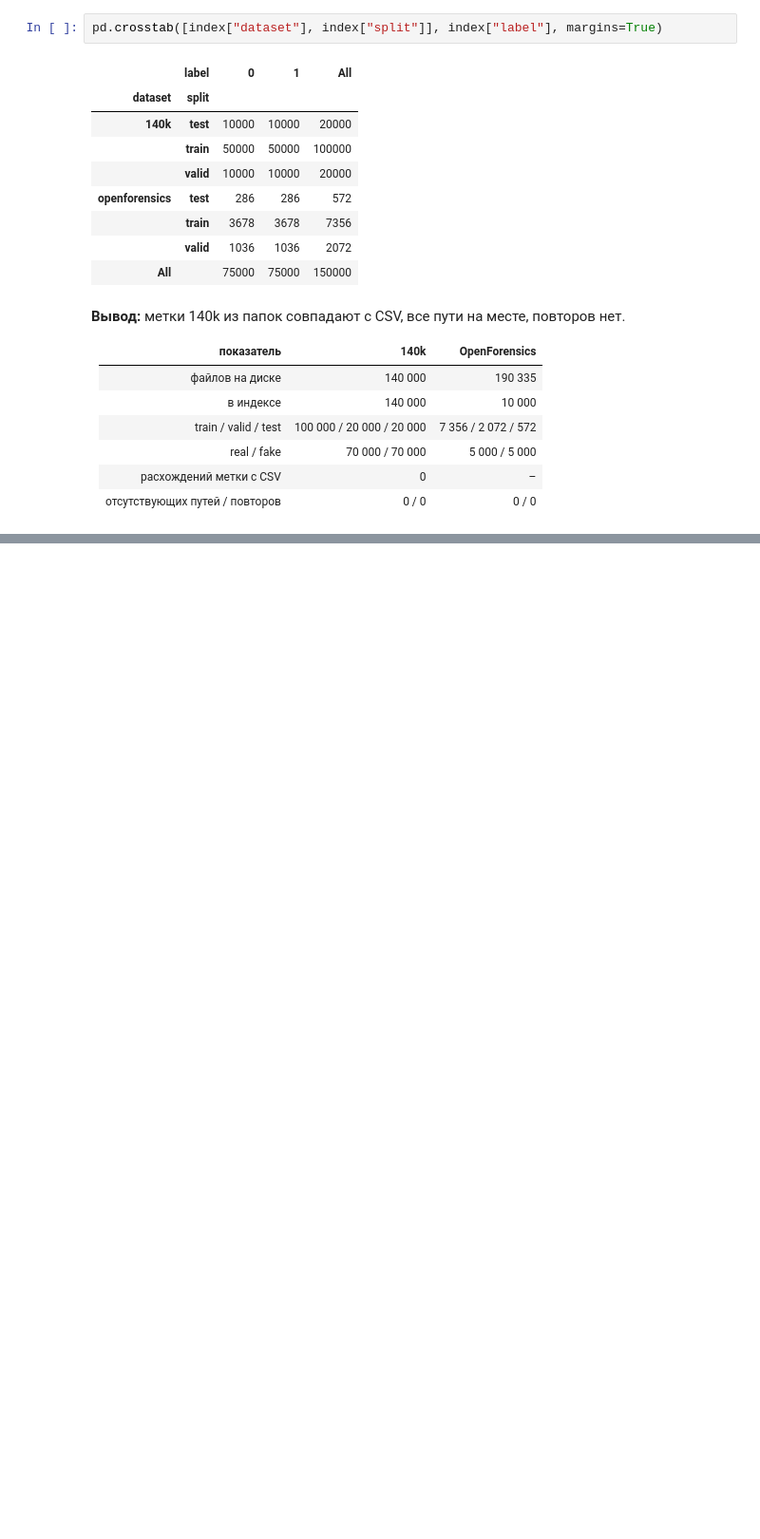
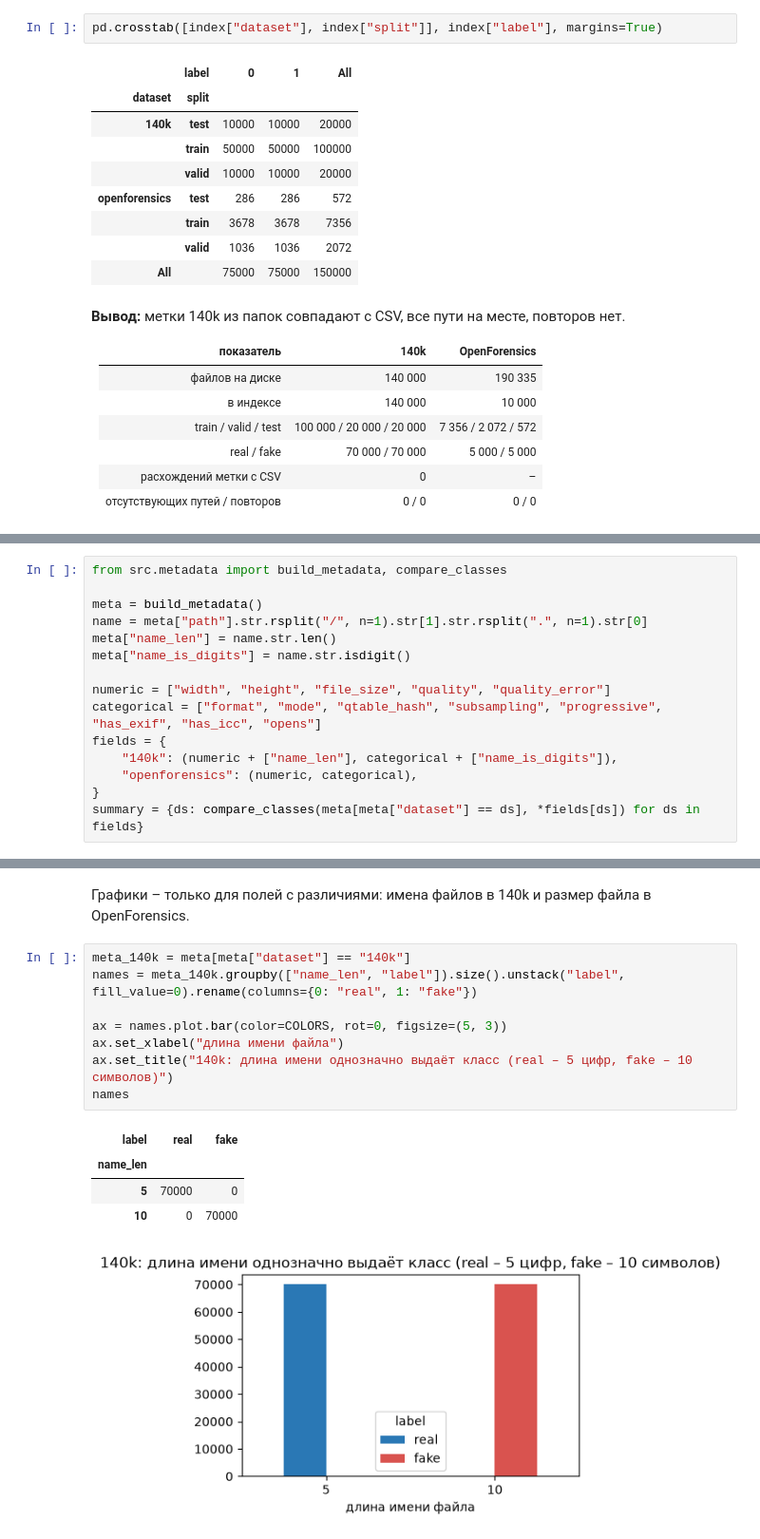
Before and after one commit to ayazvaliev/35-Deepfake-image-detection-project-HSE-26, a Jupyter notebook: notebooks/eda_140k.ipynb, the cells around one changed output, grey strips where cells are left out. Shown at 95% size. Saved outputs shown, nothing was run; the diff lists cells and outputs as text; blank space fills up the shorter version.

```diff
--- a/notebooks/eda_140k.ipynb
+++ b/notebooks/eda_140k.ipynb
@@ -70,0 +112,15 @@ pd.crosstab([index["dataset"], index["split"]], index["label"], margins=True)
+# %%
+from src.metadata import build_metadata, compare_classes
+
+meta = build_metadata()
+name = meta["path"].str.rsplit("/", n=1).str[1].str.rsplit(".", n=1).str[0]
+meta["name_len"] = name.str.len()
+meta["name_is_digits"] = name.str.isdigit()
+
+numeric = ["width", "height", "file_size", "quality", "quality_error"]
+categorical = ["format", "mode", "qtable_hash", "subsampling", "progressive", "has_exif", "has_icc", "opens"]
+fields = {
+    "140k": (numeric + ["name_len"], categorical + ["name_is_digits"]),
+    "openforensics": (numeric, categorical),
+}
+summary = {ds: compare_classes(meta[meta["dataset"] == ds], *fields[ds]) for ds in fields}
@@ -70,0 +163,16 @@ pd.crosstab([index["dataset"], index["split"]], index["label"], margins=True)
+# %% [markdown]
+Графики – только для полей с различиями: имена файлов в 140k и размер файла в OpenForensics.
+# %%
+meta_140k = meta[meta["dataset"] == "140k"]
+names = meta_140k.groupby(["name_len", "label"]).size().unstack("label", fill_value=0).rename(columns={0: "real", 1: "fake"})
+
+ax = names.plot.bar(color=COLORS, rot=0, figsize=(5, 3))
+ax.set_xlabel("длина имени файла")
+ax.set_title("140k: длина имени однозначно выдаёт класс (real – 5 цифр, fake – 10 символов)")
+names
+# %% [output]
+| label | real | fake |
+| name_len |  |  |
+| 5 | 70000 | 0 |
+| 10 | 0 | 70000 |
+[figure, added]
```
Also changed, not shown: parts of 11 cells of this notebook, 2 other files.
